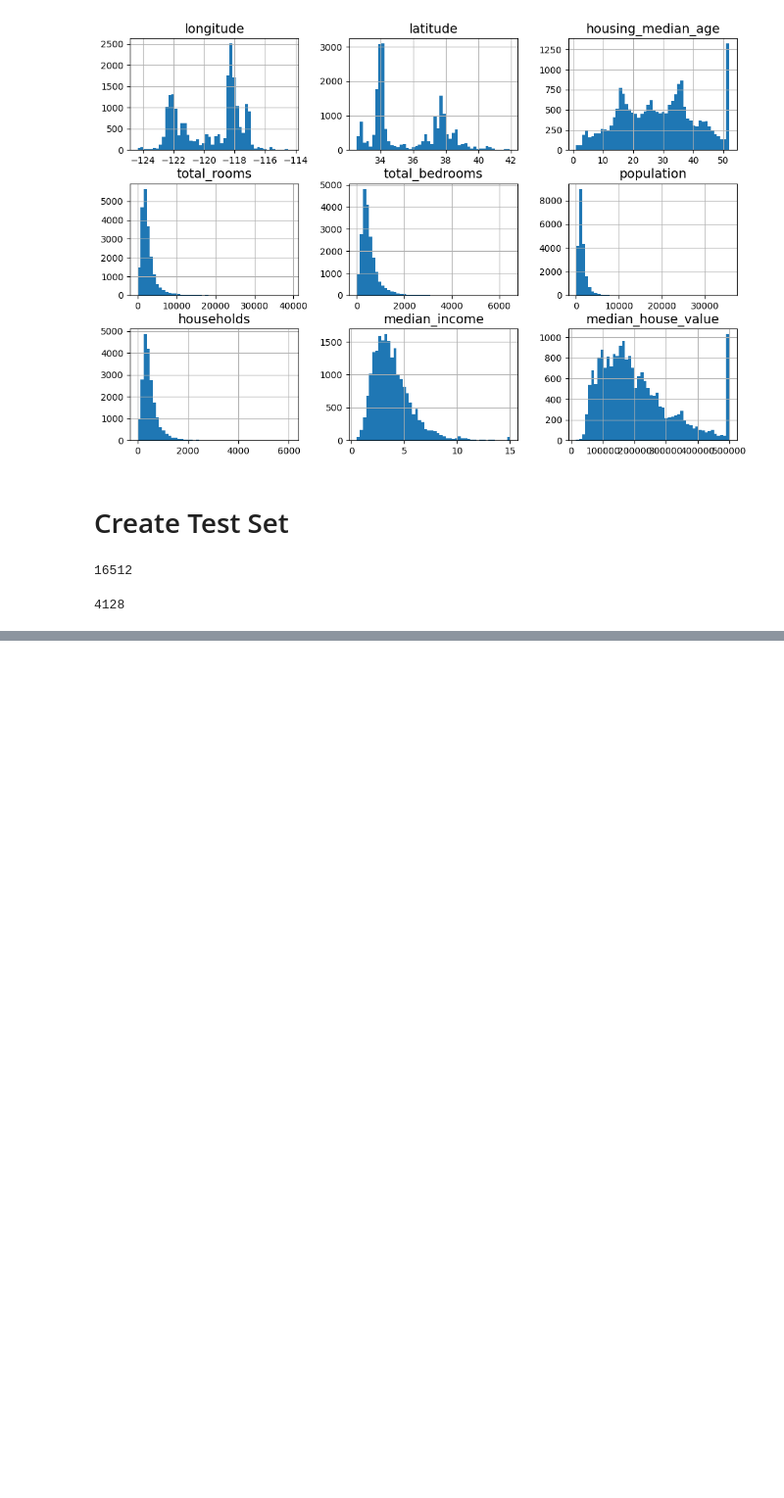
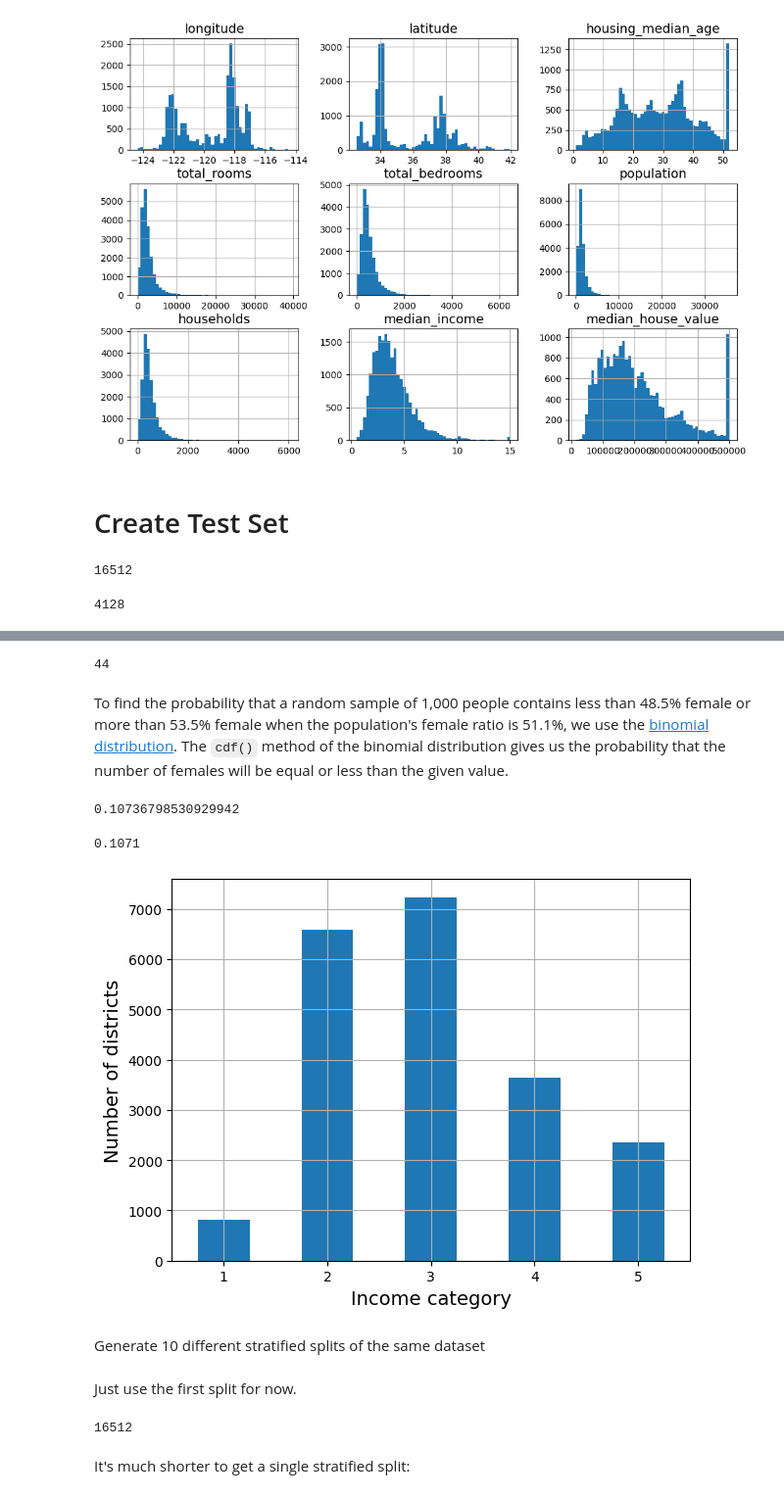
Before and after one commit to MSulSal/hands-on-ml, a Jupyter notebook: 02.ipynb, the cells around one changed output, grey strips where cells are left out. Shown: that part at 98% size. Drawn from its saved outputs; the diff is of its cells as text; code cells hidden in the pictures; blank space fills up the shorter version.

Commit message:
02: create test set

```diff
--- a/02.ipynb
+++ b/02.ipynb
@@ -164,0 +175,43 @@ np.random.seed(42)
+# %%
+test_set["total_bedrooms"].isnull().sum()
+# %% [output]
+44
+# %% [markdown]
+To find the probability that a random sample of 1,000 people contains less than 48.5% female or more than 53.5% female when the population's female ratio is 51.1%, we use the [binomial distribution](https://en.wikipedia.org/wiki/Binomial_distribution). The `cdf()` method of the binomial distribution gives us the probability that the number of females will be equal or less than the given value.
+# %%
+# showing how to campute the 10.7% probability of getting a bad sample
+
+from scipy.stats import binom
+
+sample_size = 1000
+ratio_female = 0.511
+prob_too_small = binom(sample_size, ratio_female).cdf(485 - 1)
+prob_too_large = 1 - binom(sample_size, ratio_female).cdf(535)
+print(prob_too_small + prob_too_large)
+# %% [output]
+0.10736798530929942
+# %%
+# another way to estimate the probability of bad sample
+
+np.random.seed(42)
+
+samples = (np.random.rand(100_000, sample_size) < ratio_female).sum(axis=1)
+((samples < 485) | (samples > 535)).mean()
+# %% [output]
+0.1071
+# %%
+housing["income_cat"] = pd.cut(
+    housing["median_income"],
+    bins=[0, 1.5, 3.0, 4.5, 6, np.inf],
+    labels=[1, 2, 3, 4, 5]
+)
+# %%
+housing["income_cat"].value_counts().sort_index().plot.bar(rot=0, grid=True)
+plt.xlabel("Income category")
+plt.ylabel("Number of districts")
+save_fig("housing_income_cat_bar_plot")
+plt.show()
+# %% [output]
+[figure, added]
+# %% [markdown]
+Generate 10 different stratified splits of the same dataset
@@ -164,0 +227,2 @@ np.random.seed(42)
+# %% [markdown]
+Just use the first split for now.
@@ -164,0 +231,6 @@ np.random.seed(42)
+# %%
+len(strat_train_set)
+# %% [output]
+16512
+# %% [markdown]
+It's much shorter to get a single stratified split:
```
Also changed, not shown: parts of 16 cells of this notebook, 1 other file.
